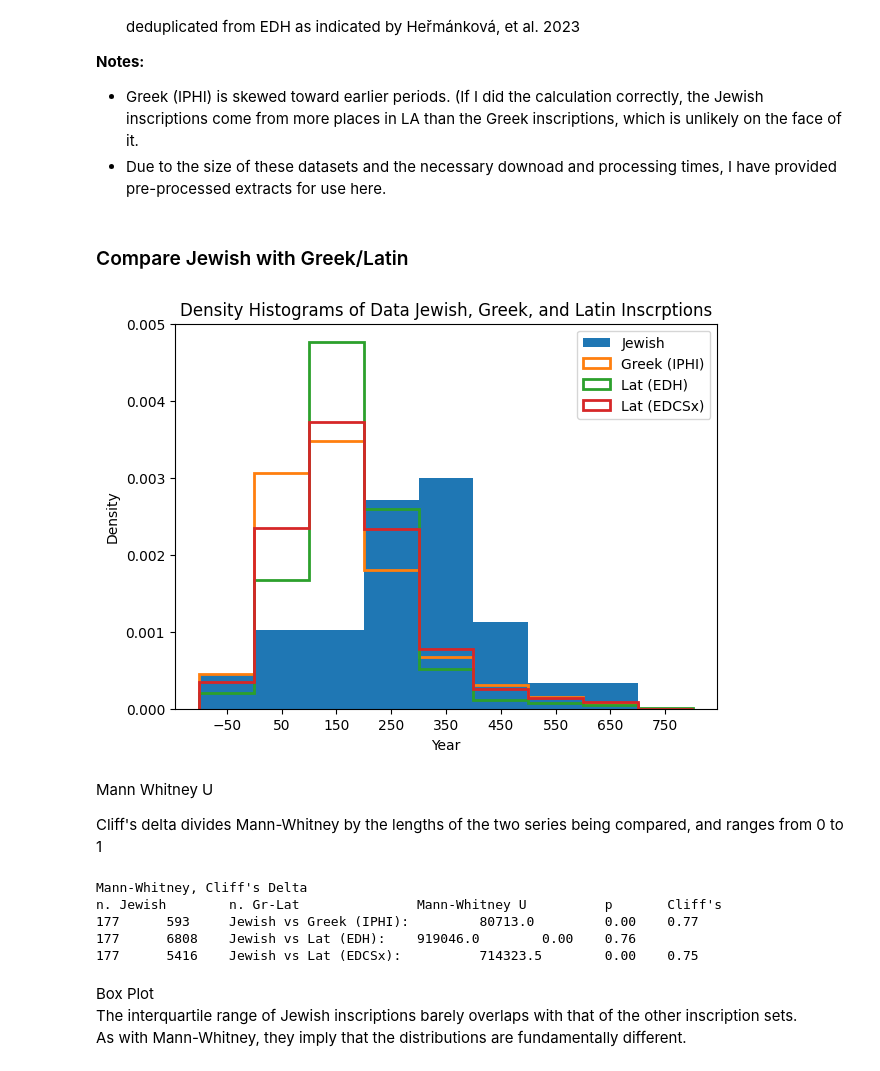
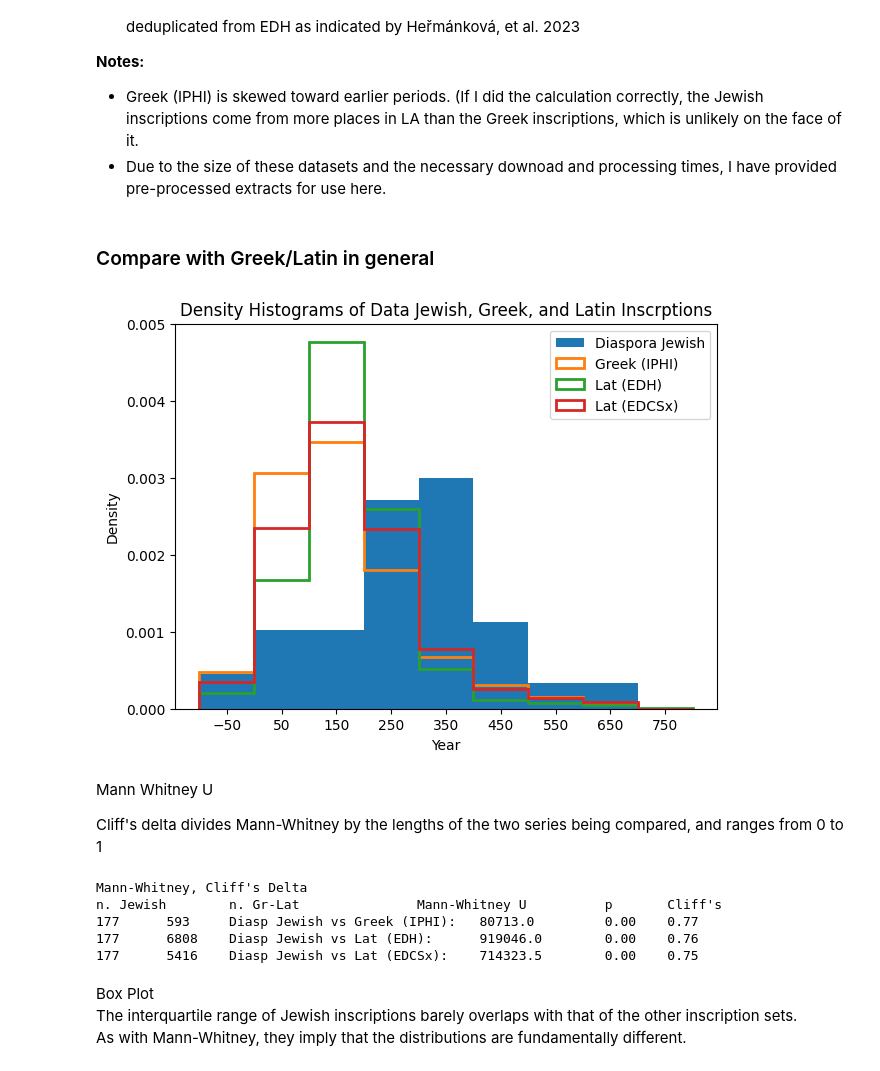
Before and after one commit to hlapin/DH-Topics, a Jupyter notebook: Diaspora_Inscriptions_New.ipynb, the cells around one changed output. Cells and saved outputs as stored; diff of their text form; code cells hidden in the pictures.

```diff
--- a/Diaspora_Inscriptions_New.ipynb
+++ b/Diaspora_Inscriptions_New.ipynb
@@ -723,25 +753,27 @@ DOI 10.5281/zenodo.4888167
 * Greek (IPHI) is skewed toward earlier periods. (If I did the calculation correctly, the Jewish inscriptions come from more places in LA than the Greek inscriptions, which is unlikely on the face of it.
 * Due to the size of these datasets and the necessary downoad and processing times, I have provided pre-processed extracts for use here.
 # %% [markdown]
-### Compare Jewish with Greek/Latin
+### Compare with Greek/Latin in general
 # %%
 df_inscr_binned = pd.read_csv('inscr_data_binned_density.csv', index_col=[0])
 df_inscr_mean_dates = pd.read_csv('inscr_data_mean_dates.csv', index_col=[0])
 # %%
 bins = range(-100,801,100)
 plt.figure(figsize=(7, 5))
 plt.title('Density Histograms of Data Jewish, Greek, and Latin Inscrptions')
-plt.hist(df_inscr_mean_dates['Jewish'], density=True, bins=bins, label='Jewish')
+plt.hist(df_inscr_mean_dates['Jewish'], density=True, bins=bins, label='Diaspora Jewish')
 plt.hist(df_inscr_mean_dates['Greek (IPHI)'], density=True,bins=bins, histtype='step', linewidth=2, label='Greek (IPHI)')
 plt.hist(df_inscr_mean_dates['Lat (EDH)'],density=True, bins=bins, histtype='step',linewidth=2, label='Lat (EDH)')
 plt.hist(df_inscr_mean_dates['Lat (EDCSx)'],density=True, bins=bins, histtype='step', linewidth=2, label='Lat (EDCSx)')
+# plt.hist(df_iip['Mean Date'],density=True, bins=bins, histtype='step', linewidth=2, label='IIP all'),
+# plt.hist(df_iip_jewish['Mean Date'],density=True, bins=bins, histtype='step', linewidth=2, label='IIP Jewish')
 plt.xticks(range(-50,751,100))
 plt.xlabel('Year')
 plt.ylabel('Density')
 plt.legend()
 plt.show()
 # %% [output]
-[figure, old version]
+[figure, new version]
 # %% [markdown]
 Mann Whitney U
 
@@ -749,7 +781,7 @@ Cliff's delta divides Mann-Whitney by the lengths of the two series being compar
 # %%
 df_inscr_mean_dates = df_inscr_mean_dates[(df_inscr_mean_dates > -100) & (df_inscr_mean_dates <= 800)].copy()
 
-SeriesA = df_inscr_mean_dates['Jewish'].dropna()
+SeriesA = df_inscr_mean_dates['Jewish'].dropna().rename('Diasp Jewish')
 SeriesB = df_inscr_mean_dates['Greek (IPHI)'].dropna()
 SeriesC = df_inscr_mean_dates['Lat (EDH)'].dropna()
 SeriesD = df_inscr_mean_dates['Lat (EDCSx)'].dropna()
@@ -775,6 +807,7 @@ u_ad, p_ad = mannwhitneyu(
     alternative='two-sided'
 )
 
+
 print('Mann-Whitney, Cliff\'s Delta')
 print('n. Jewish \t n. Gr-Lat \t\t Mann-Whitney U \t p \t Cliff\'s' )
 print(len(SeriesA),
@@ -798,9 +831,9 @@ print(len(SeriesA),
 # %% [output]
 Mann-Whitney, Cliff's Delta
 n. Jewish        n. Gr-Lat               Mann-Whitney U          p       Cliff's
-177      593     Jewish vs Greek (IPHI):         80713.0         0.00    0.77
-177      6808    Jewish vs Lat (EDH):    919046.0        0.00    0.76
-177      5416    Jewish vs Lat (EDCSx):          714323.5        0.00    0.75
+177      593     Diasp Jewish vs Greek (IPHI):   80713.0         0.00    0.77
+177      6808    Diasp Jewish vs Lat (EDH):      919046.0        0.00    0.76
+177      5416    Diasp Jewish vs Lat (EDCSx):    714323.5        0.00    0.75
 # %% [markdown]
 Box Plot
 The interquartile range of Jewish inscriptions barely overlaps with that of the other inscription sets.
```
Also changed, not shown: parts of 65 cells of this notebook.
